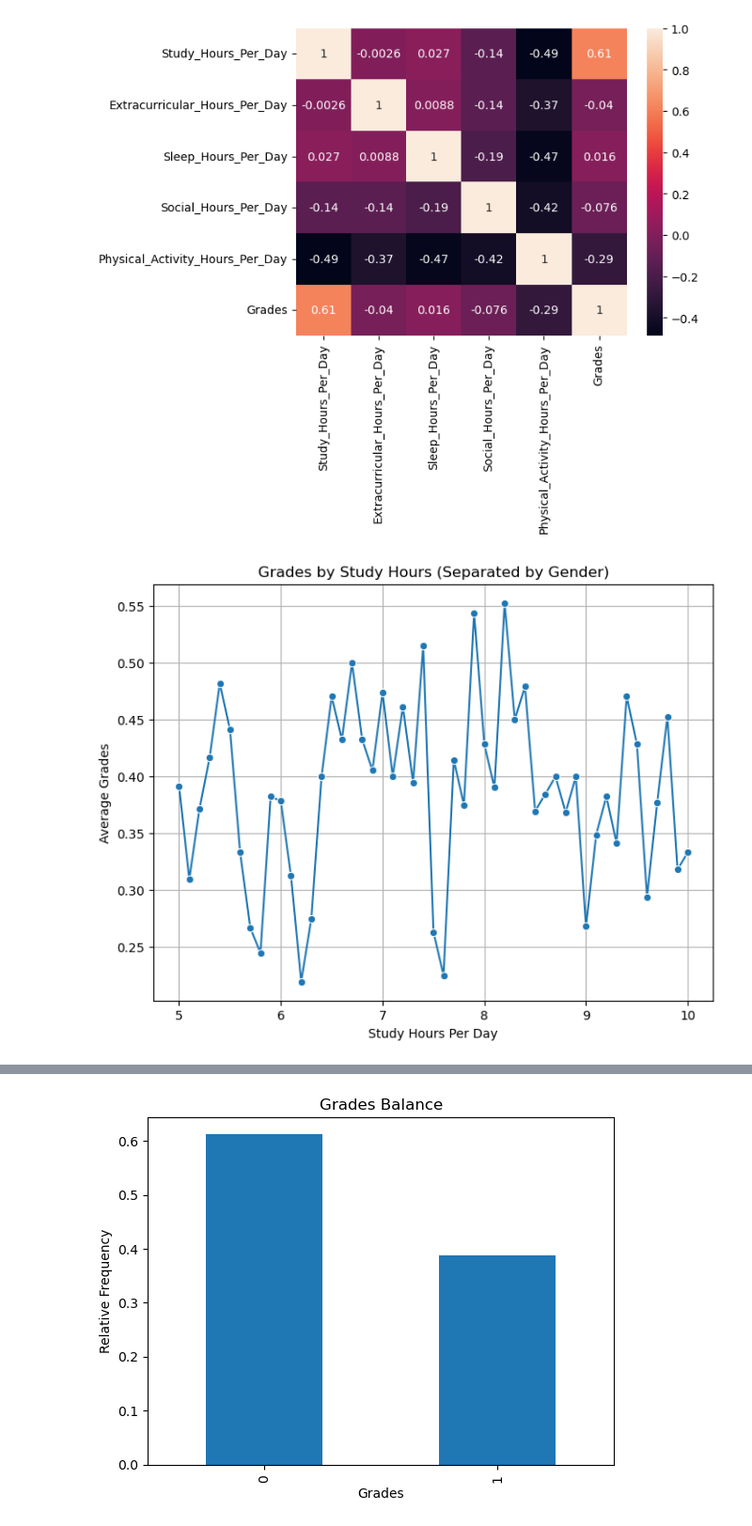
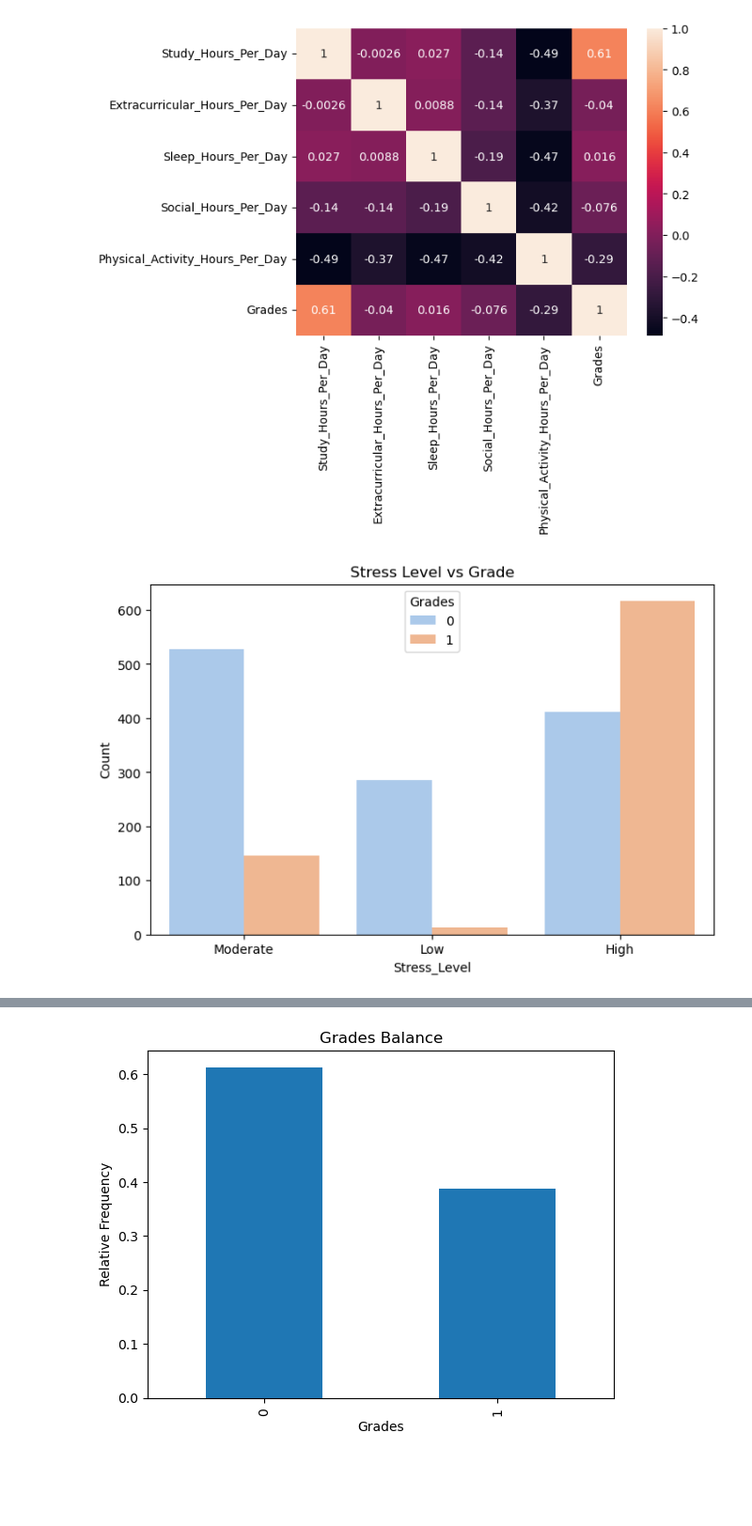
Before and after one commit to Alexpious/Study-Success-Predictor, a Jupyter notebook: StudySuccess Predictor .ipynb, the cells around one changed output, grey strips where cells are left out. Shown at 94% size. Drawn from its saved outputs; the diff is of its cells as text; code cells hidden in the pictures; blank space fills up the shorter version.

```diff
--- a/StudySuccess Predictor .ipynb
+++ b/StudySuccess Predictor .ipynb
@@ -47,18 +47,11 @@ plt.show()
 # %% [output]
 [figure]
 # %%
-
-# Group by Study Hours and Gender, then calculate average Grades
-line_data = df.groupby(['Sleep_Hours_Per_Day'])['Grades'].mean().reset_index()
-
-# Plot
-plt.figure(figsize=(8,6))
-sns.lineplot(data=line_data, x='Sleep_Hours_Per_Day', y='Grades', marker='o')
-plt.title('Grades by Study Hours (Separated by Gender)')
-plt.xlabel('Study Hours Per Day')
-plt.ylabel('Average Grades')
-plt.grid(True)
+plt.figure(figsize=(8, 5))
+sns.countplot(data=df, x='Stress_Level', hue='Grades', palette='pastel')
+plt.title('Stress Level vs Grade')
+plt.ylabel('Count')
 plt.show()
 # %% [output]
-[figure, old version]
+[figure, new version]
 # %%
```
Also changed, not shown: parts of 8 cells of this notebook.
